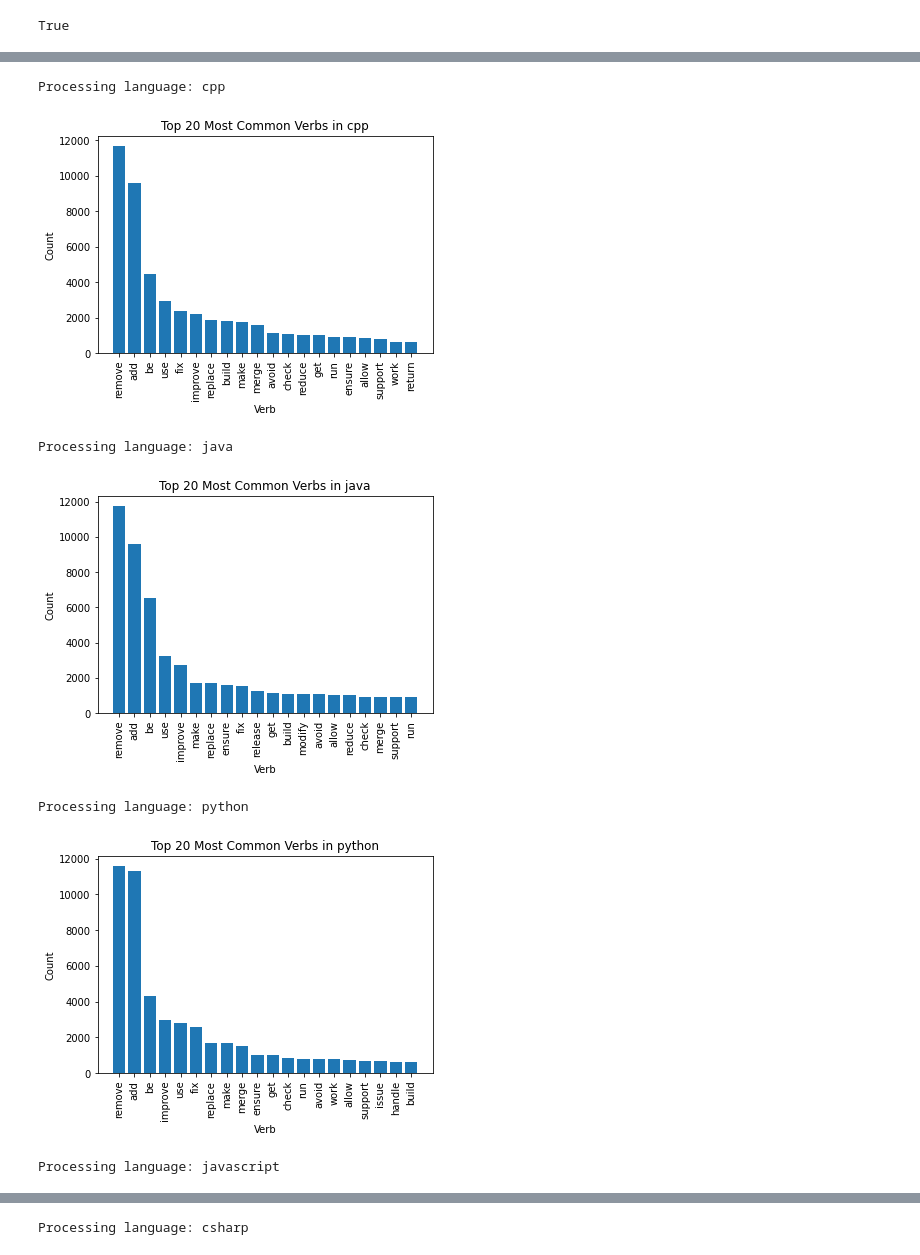
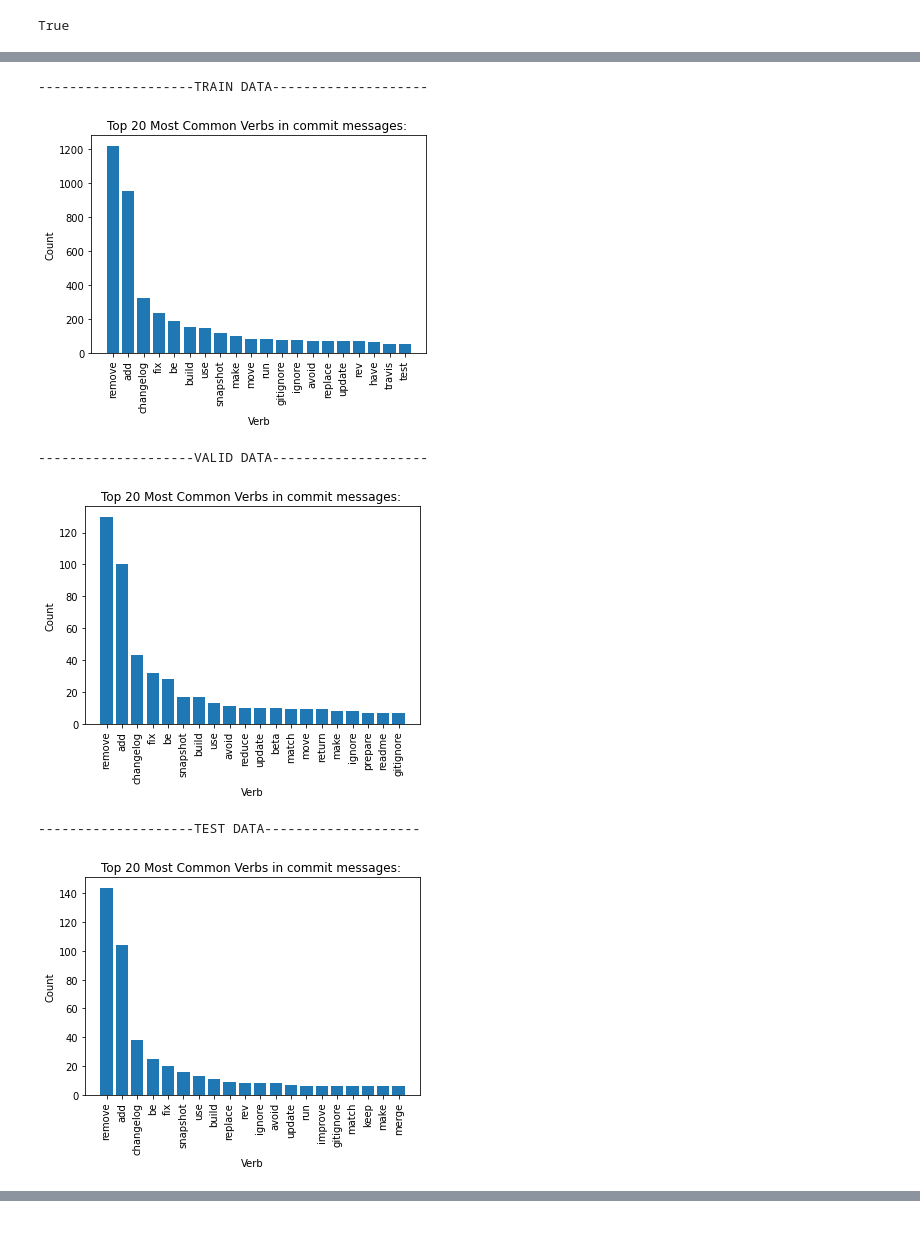
Before and after one commit to appledora/commit_generation, a Jupyter notebook: EDA.ipynb, the cells around one changed output, grey strips where cells are left out. Drawn from its saved outputs; the diff is of its cells as text; code cells hidden in the pictures; blank space fills up the shorter version.

```diff
--- a/EDA.ipynb
+++ b/EDA.ipynb
@@ -78,7 +63,7 @@ Number of lines in CommitMsgEmpirical/filtered_dataset/csharp/sort_random_train8
 # %%
 # open a sample diff file and commit file and print the first 10 lines of each
-SAMPLE_DIFF_FILE = 'CommitMsgEmpirical/filtered_dataset/java/sort_random_train80_valid10_test10/train.diff.txt'
-SAMPLE_COMMIT_FILE = 'CommitMsgEmpirical/filtered_dataset/java/sort_random_train80_valid10_test10/train.msg.txt'
+SAMPLE_DIFF_FILE = '/projectnb/cs505ws/students/nimzia/project/nngen/data/cleaned.train.diff'
+SAMPLE_COMMIT_FILE = '/projectnb/cs505ws/students/nimzia/project/nngen/data/cleaned.train.msg'
 
 with open(SAMPLE_DIFF_FILE, 'r') as diff_file:
     diff_lines = diff_file.readlines()
@@ -215,28 +271,43 @@ Similarly, after plotting the most frequent verbs across all the languages, we c
 # %%
+
 def identify_verbs(commit_words):
     commit_words = nltk.pos_tag(commit_words)
     commit_words = [word for word, tag in commit_words if tag == 'VB']
     return commit_words
 
-for language in LANGUAGES :
-    print('Processing language: {}'.format(language))
-    dataset_path = os.path.join(BASE_DATASET_PATH, language, BASE_SPLIT_NAME)
-    commit_file_path = os.path.join(dataset_path, 'train' + COMMIT_FILE_SUFFIX)
-    commit_file = open(commit_file_path, 'r')
-    commit_lines = commit_file.readlines()
-    commit_words = [line.split() for line in commit_lines]
-    commit_words = [word for line in commit_words for word in line]
-    commit_words = [preprocess_word(word) for word in commit_words]
-    commit_words = [word for word in commit_words if len(word.strip()) > 0]
-    # identify the verbs in the commit messages
-    verbs = identify_verbs(commit_words)
-    verbs = Counter(verbs)
-    plot_barplot(verbs, 'Top 20 Most Common Verbs in {}'.format(language), 'Verb', 'Count')
+print("--------------------TRAIN DATA--------------------")
+commit_words = [line.split() for line in train_commit_lines if len(line.split()) > 0]
+commit_words = [word for line in commit_words for word in line]
+commit_words = [preprocess_word(word) for word in commit_words]
+commit_words = [word for word in commit_words if len(word.strip()) > 0]
+# identify the verbs in the commit messages
+verbs = identify_verbs(commit_words)
+verbs = Counter(verbs)
+plot_barplot(verbs, 'Top 20 Most Common Verbs in commit messages: ', 'Verb', 'Count')
+
+print("--------------------VALID DATA--------------------")
+commit_words = [line.split() for line in valid_commit_lines if len(line.split()) > 0]
+commit_words = [word for line in commit_words for word in line]
+commit_words = [preprocess_word(word) for word in commit_words]
+commit_words = [word for word in commit_words if len(word.strip()) > 0]
+# identify the verbs in the commit messages
+verbs = identify_verbs(commit_words)
+verbs = Counter(verbs)
+plot_barplot(verbs, 'Top 20 Most Common Verbs in commit messages: ', 'Verb', 'Count')
+
+print("--------------------TEST DATA--------------------")
+commit_words = [line.split() for line in test_commit_lines if len(line.split()) > 0]
+commit_words = [word for line in commit_words for word in line]
+commit_words = [preprocess_word(word) for word in commit_words]
+commit_words = [word for word in commit_words if len(word.strip()) > 0]
+# identify the verbs in the commit messages
+verbs = identify_verbs(commit_words)
+verbs = Counter(verbs)
+plot_barplot(verbs, 'Top 20 Most Common Verbs in commit messages: ', 'Verb', 'Count')
 # %% [output]
-Processing language: cpp
+--------------------TRAIN DATA--------------------
-[figure, old version]
+[figure, new version]
-Processing language: java
+--------------------VALID DATA--------------------
-[figure, old version]
+[figure, new version]
-Processing language: python
+--------------------TEST DATA--------------------
-[figure, old version]
+[figure, new version]
-Processing language: javascript
@@ -244 +313,0 @@ Processing language: javascript
-Processing language: csharp
```
Also changed, not shown: parts of 16 cells of this notebook.
